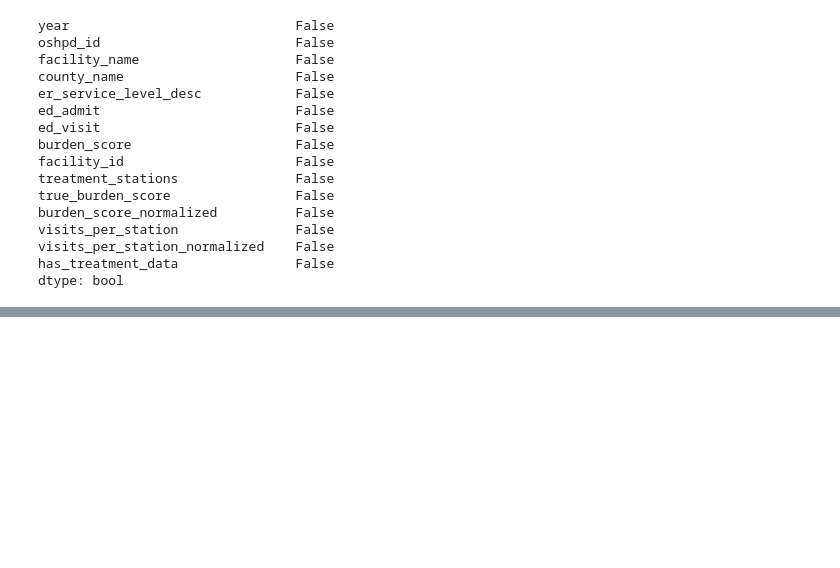
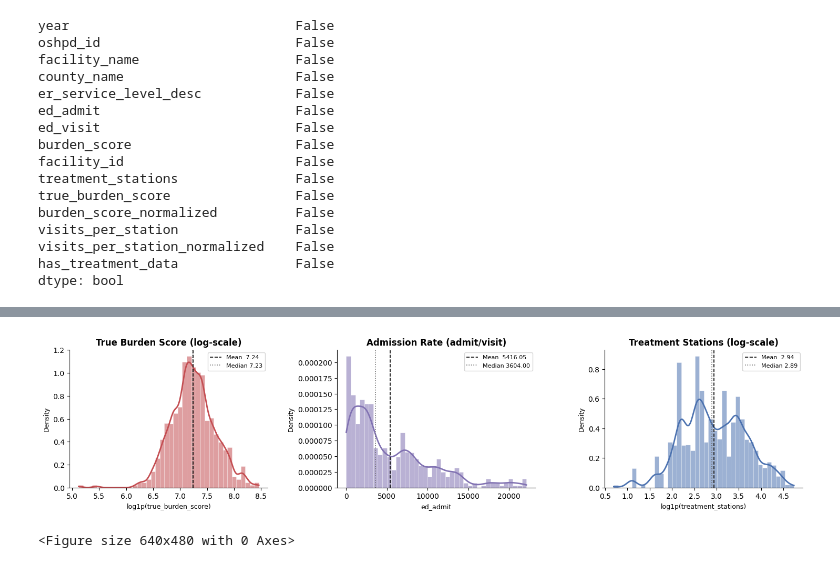
Before and after one commit to wytruong/Datathon26, a Jupyter notebook: eda.ipynb, the cells around one changed output, grey strips where cells are left out. Saved outputs shown, nothing was run; the diff lists cells and outputs as text; code cells hidden in the pictures; blank space fills up the shorter version.

```diff
--- a/eda.ipynb
+++ b/eda.ipynb
@@ -120,0 +163,37 @@ df.to_csv('clean_ed_ca_final.csv', index=False)
+# %%
+fig = plt.figure(figsize=(18, 14))
+
+ax3 = fig.add_subplot(gs[1, 0])
+ax4 = fig.add_subplot(gs[1, 1])
+ax5 = fig.add_subplot(gs[1, 2])
+plot_dist(ax3, df, "true_burden_score", palette[3], "True Burden Score (log-scale)", log=True)
+plot_dist(ax4, df, "ed_admit",    palette[4], "Admission Rate (admit/visit)")
+plot_dist(ax5, df[df["has_treatment_data"] == 1], "treatment_stations", palette[0],
+          "Treatment Stations (log-scale)", log=True)
+# %% [output]
+[figure, added]
+# %%
+ax6 = fig.add_subplot(gs[2, 0])
+ax7 = fig.add_subplot(gs[2, 1:])   # wider
+
+# Service level bar chart
+sl_counts = df["er_service_level_desc"].value_counts()
+ax6.barh(sl_counts.index, sl_counts.values, color=palette[:len(sl_counts)], edgecolor="white")
+ax6.set_title("ER Service Level — Facility Count", fontsize=12, fontweight="bold")
+ax6.set_xlabel("# Facilities")
+ax6.spines[["top", "right"]].set_visible(False)
+for i, v in enumerate(sl_counts.values):
+    ax6.text(v + 1, i, str(v), va="center", fontsize=8)
+
+# Top 20 counties by facility count
+county_counts = df.groupby("county_name")["oshpd_id"].nunique().sort_values(ascending=False).head(20)
+ax7.bar(county_counts.index, county_counts.values, color=palette[1], edgecolor="white", alpha=0.85)
+ax7.set_title("Top 20 Counties — Unique ED Facilities", fontsize=12, fontweight="bold")
+ax7.set_xlabel("County")
+ax7.set_ylabel("# Facilities")
+ax7.tick_params(axis="x", rotation=45, labelsize=8)
+ax7.spines[["top", "right"]].set_visible(False)
+
+plt.tight_layout()
+# %% [output]
+<Figure size 640x480 with 0 Axes>
```
Also changed, not shown: parts of 3 cells of this notebook, 1 other file.
